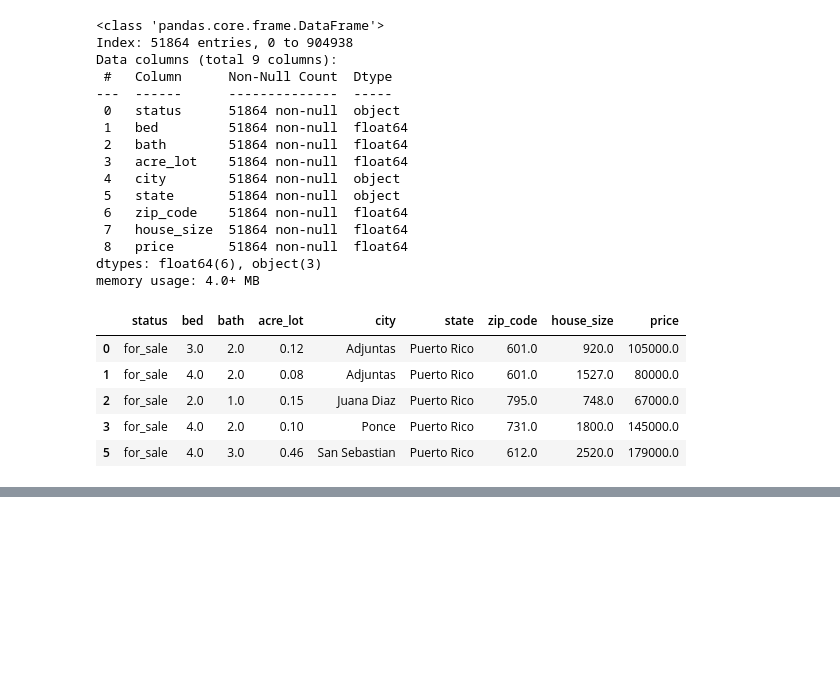
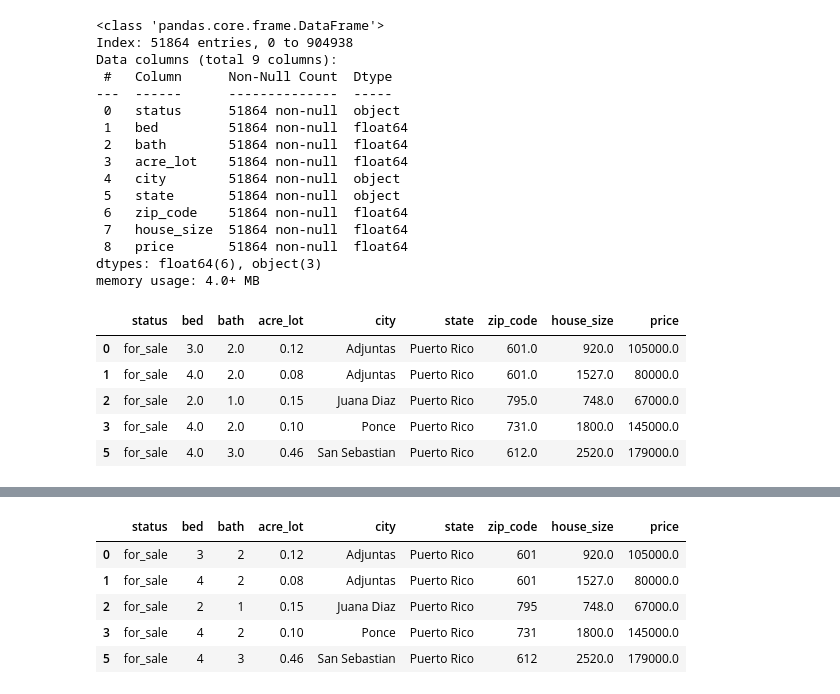
Before and after one commit to tsongglod123/int421-applied-ml, a Jupyter notebook: assignment-4/real-estate-regression.ipynb, the cells around one changed output, grey strips where cells are left out. Cells and saved outputs as stored; diff of their text form; code cells hidden in the pictures; blank space fills up the shorter version.

```diff
--- a/assignment-4/real-estate-regression.ipynb
+++ b/assignment-4/real-estate-regression.ipynb
@@ -74,0 +113,9 @@ df.head()
+# %%
+df.head()
+# %% [output]
+|  | status | bed | bath | acre_lot | city | state | zip_code | house_size | price |
+| 0 | for_sale | 3 | 2 | 0.12 | Adjuntas | Puerto Rico | 601 | 920.0 | 105000.0 |
+| 1 | for_sale | 4 | 2 | 0.08 | Adjuntas | Puerto Rico | 601 | 1527.0 | 80000.0 |
+| 2 | for_sale | 2 | 1 | 0.15 | Juana Diaz | Puerto Rico | 795 | 748.0 | 67000.0 |
+| 3 | for_sale | 4 | 2 | 0.10 | Ponce | Puerto Rico | 731 | 1800.0 | 145000.0 |
+| 5 | for_sale | 4 | 3 | 0.46 | San Sebastian | Puerto Rico | 612 | 2520.0 | 179000.0 |
```
Also changed, not shown: parts of 24 cells of this notebook.
